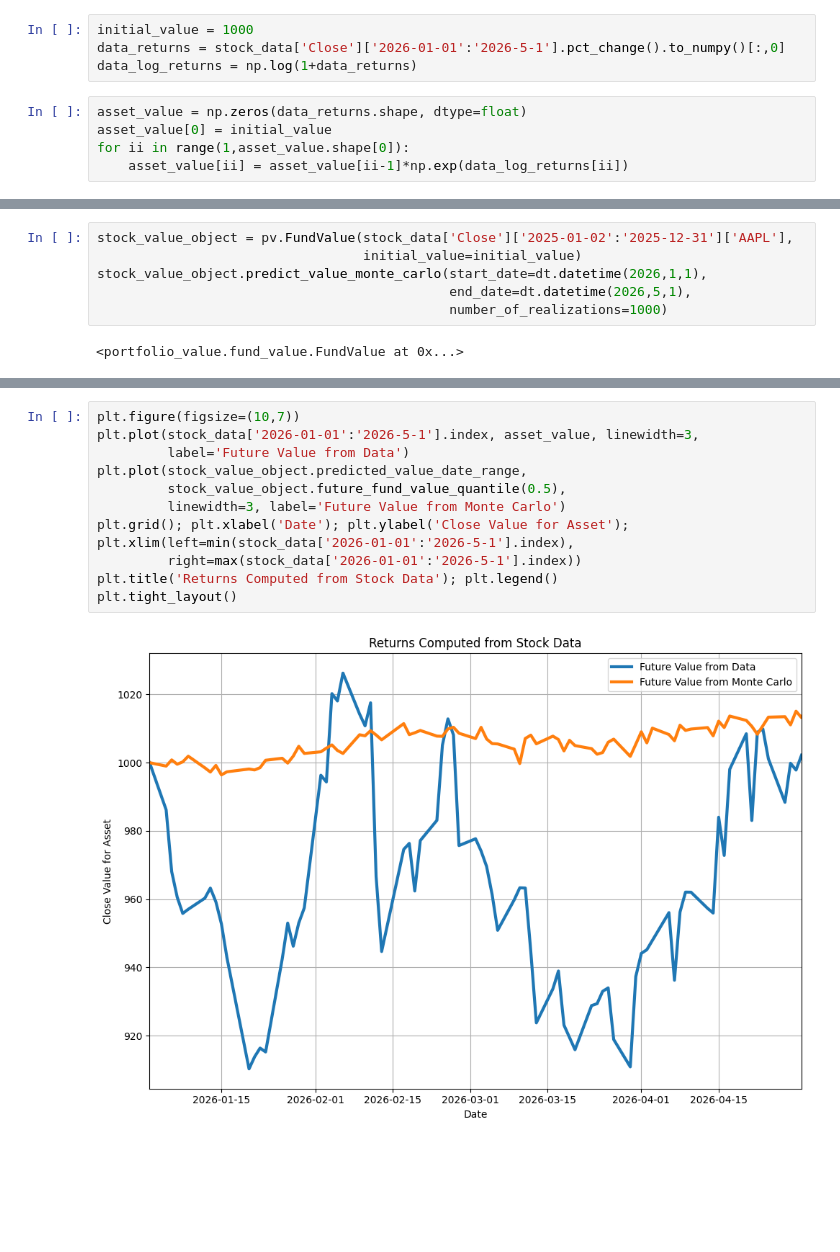
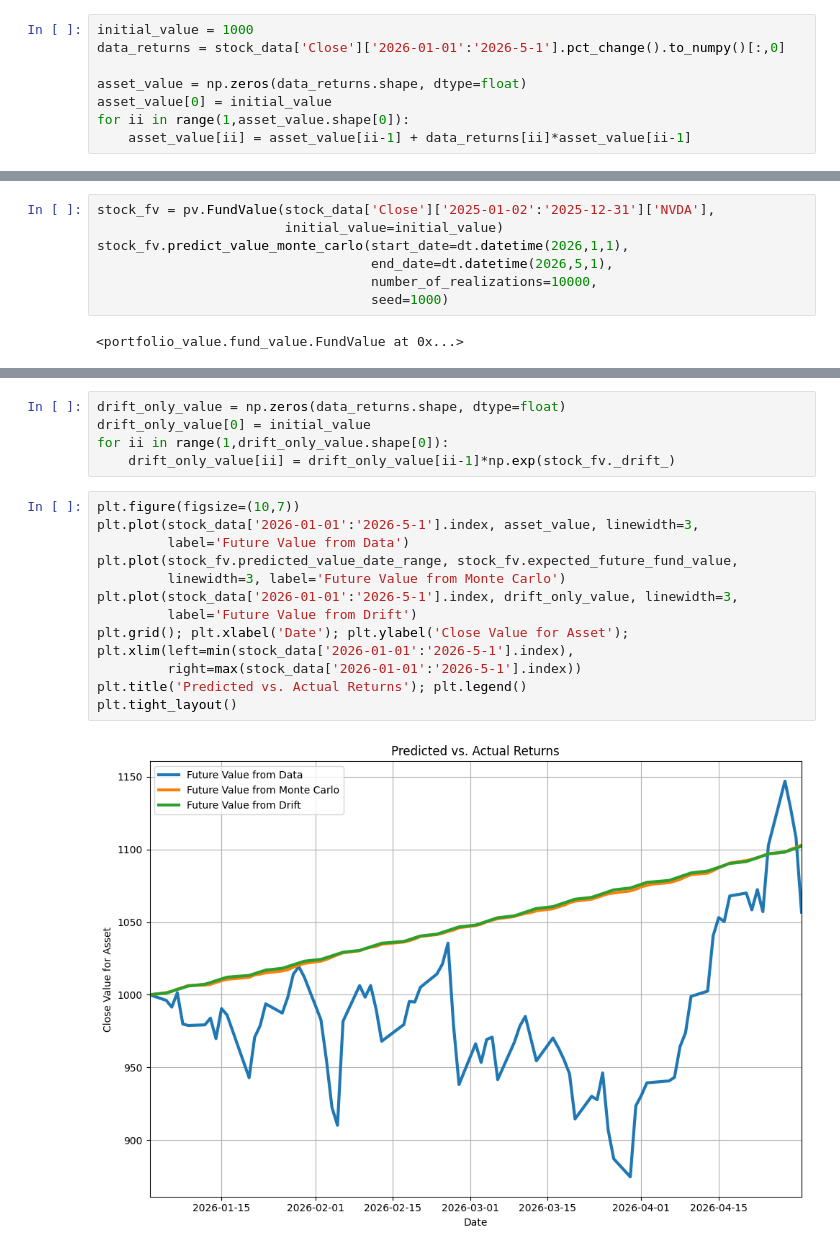
Before and after one commit to spcarte/portfolio_value, a Jupyter notebook: docs/single_asset_example.ipynb, the cells around one changed output, grey strips where cells are left out. Drawn from its saved outputs; the diff is of its cells as text; blank space fills up the shorter version.

Commit message:
Several changes for analyzing a single asset

```diff
--- a/docs/single_asset_example.ipynb
+++ b/docs/single_asset_example.ipynb
@@ -31,12 +46,11 @@ plt.tight_layout()
 # %%
 initial_value = 1000
 data_returns = stock_data['Close']['2026-01-01':'2026-5-1'].pct_change().to_numpy()[:,0]
-data_log_returns = np.log(1+data_returns)
+
+asset_value = np.zeros(data_returns.shape, dtype=float)
+asset_value[0] = initial_value
+for ii in range(1,asset_value.shape[0]):
+    asset_value[ii] = asset_value[ii-1] + data_returns[ii]*asset_value[ii-1]
-# %%
-asset_value = np.zeros(data_returns.shape, dtype=float)
-asset_value[0] = initial_value
-for ii in range(1,asset_value.shape[0]):
-    asset_value[ii] = asset_value[ii-1]*np.exp(data_log_returns[ii])
 # %%
 plt.figure(figsize=(10,7))
 plt.plot(stock_data['2026-01-01':'2026-5-1'].index, asset_value, linewidth=3)
@@ -52,8 +67,9 @@ plt.tight_layout()
 # %%
-stock_value_object = pv.FundValue(stock_data['Close']['2025-01-02':'2025-12-31']['AAPL'],
-                                  initial_value=initial_value)
-stock_value_object.predict_value_monte_carlo(start_date=dt.datetime(2026,1,1),
-                                             end_date=dt.datetime(2026,5,1),
-                                             number_of_realizations=1000)
+stock_fv = pv.FundValue(stock_data['Close']['2025-01-02':'2025-12-31']['NVDA'],
+                        initial_value=initial_value)
+stock_fv.predict_value_monte_carlo(start_date=dt.datetime(2026,1,1),
+                                   end_date=dt.datetime(2026,5,1),
+                                   number_of_realizations=10000,
+                                   seed=1000)
 # %% [output]
 <portfolio_value.fund_value.FundValue at 0x...>
@@ -60,14 +85,20 @@ stock_value_object.predict_value_monte_carlo(start_date=dt.datetime(2026,1,1),
+# %%
+drift_only_value = np.zeros(data_returns.shape, dtype=float)
+drift_only_value[0] = initial_value
+for ii in range(1,drift_only_value.shape[0]):
+    drift_only_value[ii] = drift_only_value[ii-1]*np.exp(stock_fv._drift_)
 # %%
 plt.figure(figsize=(10,7))
 plt.plot(stock_data['2026-01-01':'2026-5-1'].index, asset_value, linewidth=3,
          label='Future Value from Data')
-plt.plot(stock_value_object.predicted_value_date_range,
-         stock_value_object.future_fund_value_quantile(0.5),
+plt.plot(stock_fv.predicted_value_date_range, stock_fv.expected_future_fund_value,
          linewidth=3, label='Future Value from Monte Carlo')
+plt.plot(stock_data['2026-01-01':'2026-5-1'].index, drift_only_value, linewidth=3,
+         label='Future Value from Drift')
 plt.grid(); plt.xlabel('Date'); plt.ylabel('Close Value for Asset');
 plt.xlim(left=min(stock_data['2026-01-01':'2026-5-1'].index),
          right=max(stock_data['2026-01-01':'2026-5-1'].index))
-plt.title('Returns Computed from Stock Data'); plt.legend()
+plt.title('Predicted vs. Actual Returns'); plt.legend()
 plt.tight_layout()
 # %% [output]
-[figure, old version]
+[figure, new version]
```
Also changed, not shown: parts of 21 cells of this notebook, 2 other files.
